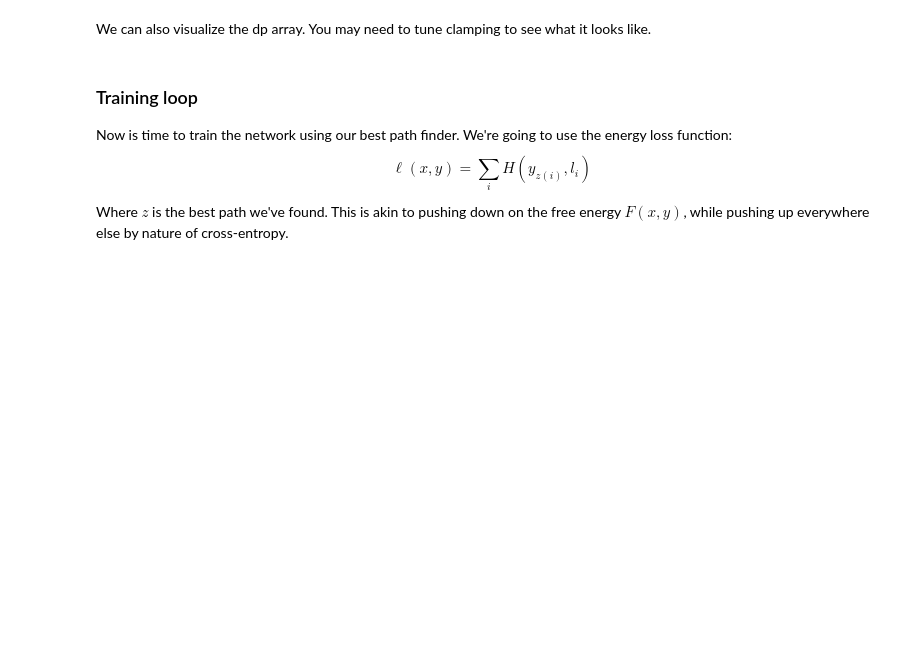
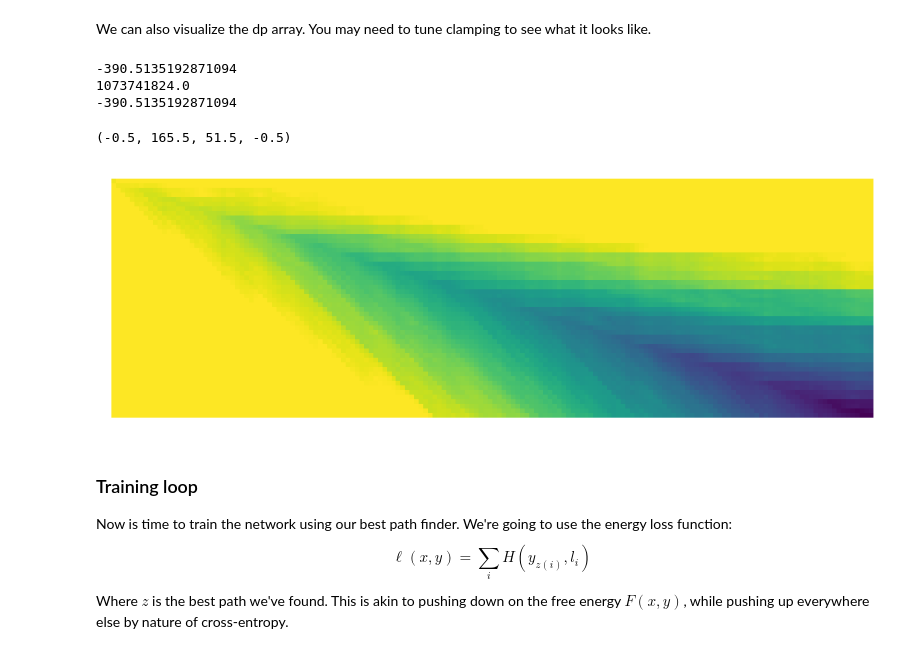
Before and after one commit to gcalbertini/nyu_dl, a Jupyter notebook: homework3/new/hw3_impl.ipynb, the cells around one changed output. Drawn from its saved outputs; the diff is of its cells as text; code cells hidden in the pictures; blank space fills up the shorter version.

```diff
--- a/homework3/new/hw3_impl.ipynb
+++ b/homework3/new/hw3_impl.ipynb
@@ -312,6 +385,11 @@ def transform_word(s):
     # input: a string
     # output: a tensor of shape 2*len(s)
     # TODO
+    underscored = []
+    for token in s:
+        underscored.append(ord(token) - ord('a'))
+        underscored.append(26) # this is the _
+    return torch.tensor(underscored)
 # %% [markdown]
 Now, let's plot energy table built on our model's prediction for alphabet image.
 # %%
@@ -396,6 +495,36 @@ def find_path(pm):
     #         3. the dp array
 
     # TODO
+    L, T = pm.shape[0], pm.shape[1]
+    dp = torch.zeros(L, T).fill_(2**30) # for invalids
+    dp[0, 0] = pm[0, 0]
+
+    # Going from the upper left to bottom right
+    path = torch.zeros(L, T)
+    for i in range(1, L):
+      # dp[i, j] = min(dp[i - 1, j], dp[i - 1, j - 1]) + pm[i, j]
+        for j in range(1, T):
+            if dp[i-1, j] > dp[i-1, j-1]:
+                dp[i, j] = pm[i, j] + dp[i-1, j-1]
+                path[i, j] = 1
+            else:
+                dp[i, j] = pm[i, j] + dp[i-1, j]
+                path[i, j] = 0
+
+    # Traversing [L-1, T-1] -> [0, 0]
+    i, j = L - 1, T - 1
+    ideal_case = [(i,j)]
+
+    while i > 0 and j > 0:
+        if path[i, j] == 1:
+            i -= 1
+            j -= 1
+        else:
+            i -= 1
+        ideal_case.insert(0, (i, j))
+    #print(ideal_case)
+
+    return dp[L - 1, T - 1], ideal_case, dp
 # %% [markdown]
 Let's take a look at the best path:
 # %%
@@ -406,8 +538,16 @@ print('free energy is', free_energy.item())
 We can also visualize the dp array. You may need to tune clamping to see what it looks like.
 # %%
 plt.figure(dpi=200)
-plt.imshow(d.cpu().detach().T.clamp(torch.min(d).item(), 200))
+print(torch.min(d).item())
+print(torch.max(d).item()) # invalid paths 2**30
+plt.imshow(d.cpu().detach().T.clamp(print(torch.min(d).item()), 5))
 plt.axis('off')
+# %% [output]
+-390.5135192871094
+1073741824.0
+-390.5135192871094
+(-0.5, 165.5, 51.5, -0.5)
+[figure, added]
 # %% [markdown]
 ### Training loop
 Now is time to train the network using our best path finder. We're going to use the energy loss function:
```
Also changed, not shown: parts of 36 cells of this notebook, 4 other files.
